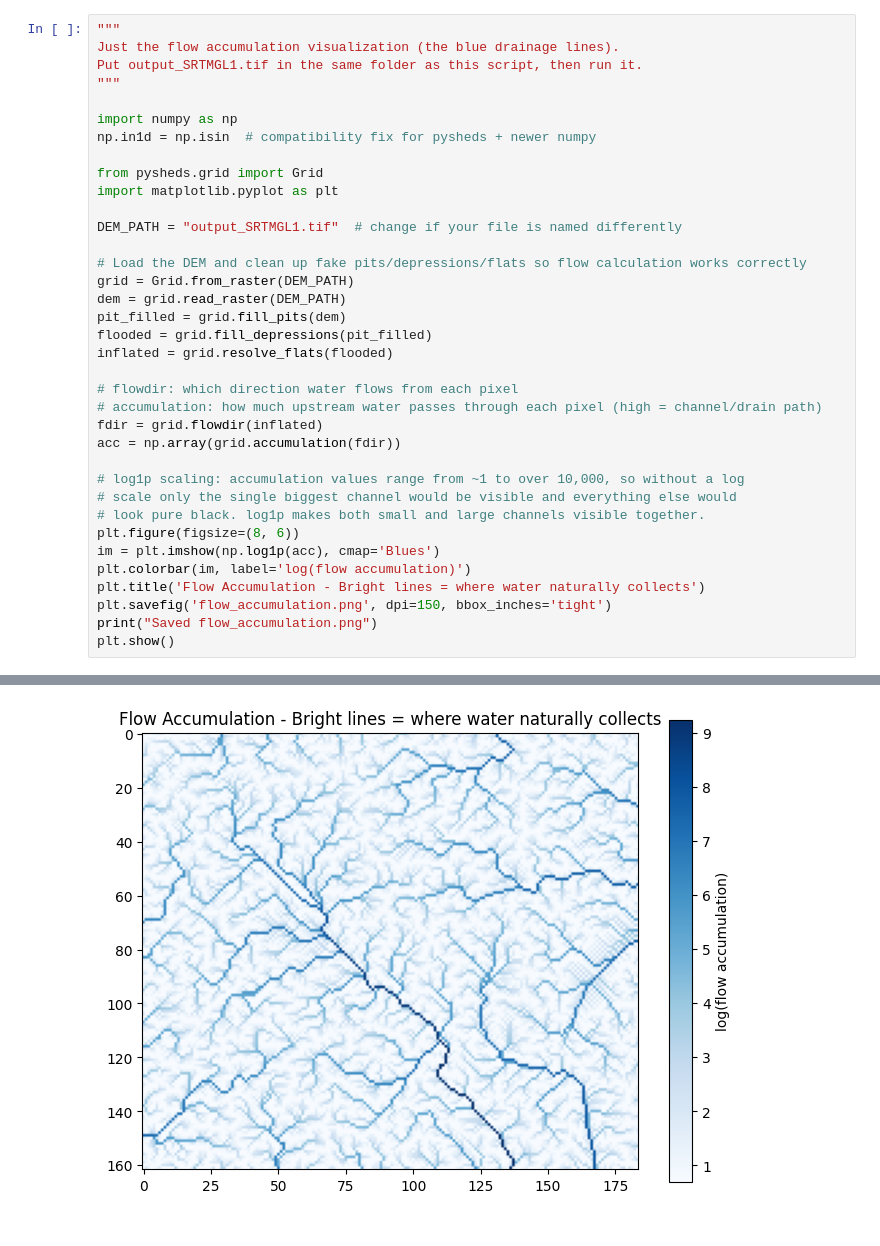
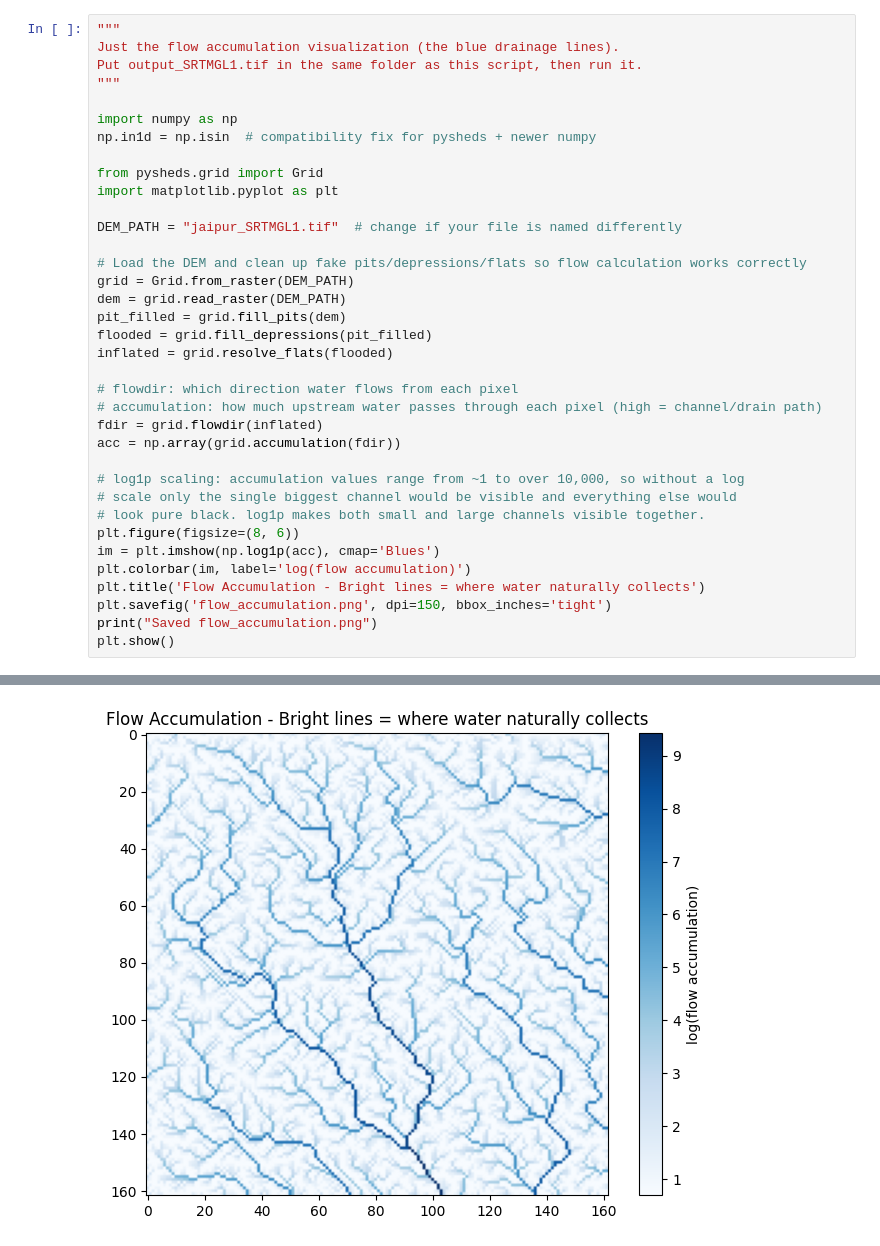
Before and after one commit to PrachiKumar-tech/SIH-Urban-Flood-Nowcasting, a Jupyter notebook: backend/sih_project_Data/plots.ipynb, the cells around one changed output, grey strips where cells are left out. Drawn from its saved outputs; the diff is of its cells as text.

```diff
--- a/backend/sih_project_Data/plots.ipynb
+++ b/backend/sih_project_Data/plots.ipynb
@@ -32,35 +71,35 @@ import numpy as np
 np.in1d = np.isin  # compatibility fix for pysheds + newer numpy
 
 from pysheds.grid import Grid
 import matplotlib.pyplot as plt
 
-DEM_PATH = "output_SRTMGL1.tif"  # change if your file is named differently
+DEM_PATH = "jaipur_SRTMGL1.tif"  # change if your file is named differently
 
 # Load the DEM and clean up fake pits/depressions/flats so flow calculation works correctly
 grid = Grid.from_raster(DEM_PATH)
 dem = grid.read_raster(DEM_PATH)
 pit_filled = grid.fill_pits(dem)
 flooded = grid.fill_depressions(pit_filled)
 inflated = grid.resolve_flats(flooded)
 
 # flowdir: which direction water flows from each pixel
 # accumulation: how much upstream water passes through each pixel (high = channel/drain path)
 fdir = grid.flowdir(inflated)
 acc = np.array(grid.accumulation(fdir))
 
 # log1p scaling: accumulation values range from ~1 to over 10,000, so without a log
 # scale only the single biggest channel would be visible and everything else would
 # look pure black. log1p makes both small and large channels visible together.
 plt.figure(figsize=(8, 6))
 im = plt.imshow(np.log1p(acc), cmap='Blues')
 plt.colorbar(im, label='log(flow accumulation)')
 plt.title('Flow Accumulation - Bright lines = where water naturally collects')
 plt.savefig('flow_accumulation.png', dpi=150, bbox_inches='tight')
 print("Saved flow_accumulation.png")
 plt.show()
 # %% [output]
 Saved flow_accumulation.png
-[figure, old version]
+[figure, new version]
 # %%
 import numpy as np
 import matplotlib.pyplot as plt
```
Also changed, not shown: parts of 20 cells of this notebook, 36 other files.
